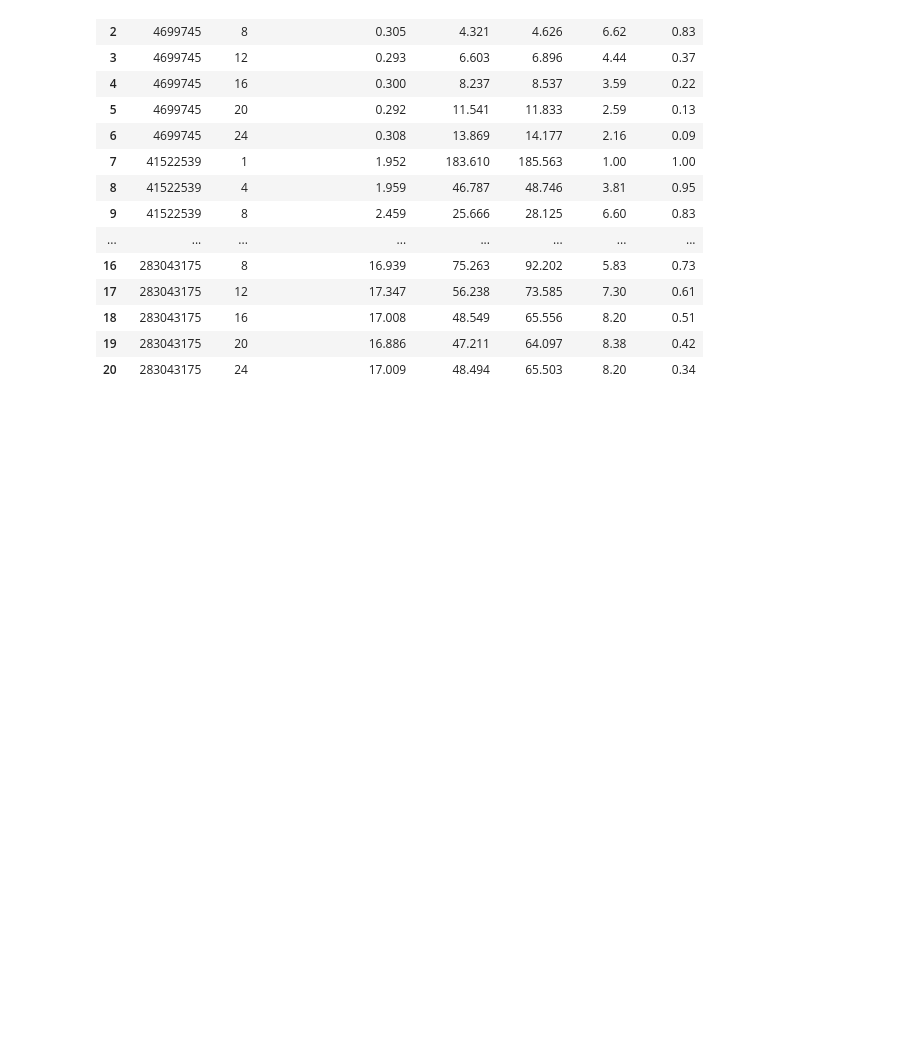
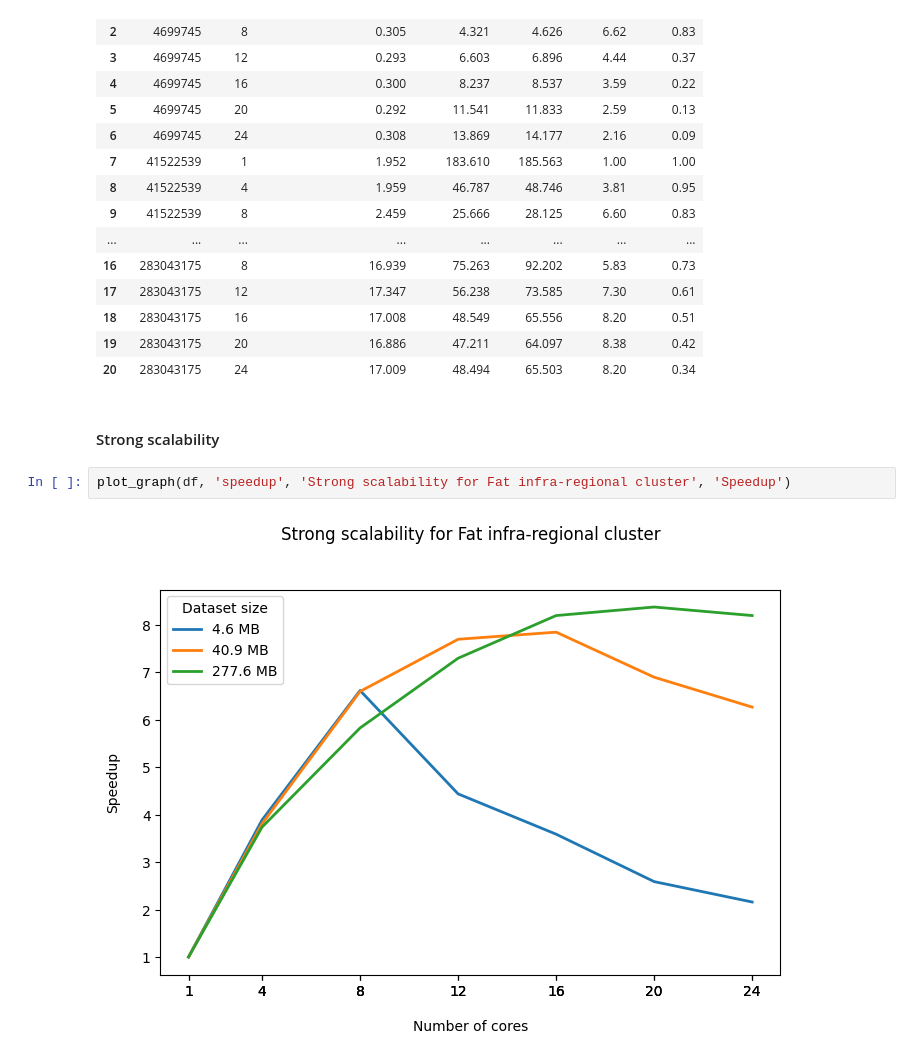
Before and after one commit to AndreiBlindu/genome-pattern-search-OpenMPI, a Jupyter notebook: analysis/analysis.ipynb, the cells around one changed output. Cells and saved outputs as stored; diff of their text form; blank space fills up the shorter version.

```diff
--- a/analysis/analysis.ipynb
+++ b/analysis/analysis.ipynb
@@ -111,3 +106,9 @@ df
 | 18 | 283043175 | 16 | 17.008 | 48.549 | 65.556 | 8.20 | 0.51 |
 | 19 | 283043175 | 20 | 16.886 | 47.211 | 64.097 | 8.38 | 0.42 |
 | 20 | 283043175 | 24 | 17.009 | 48.494 | 65.503 | 8.20 | 0.34 |
+# %% [markdown]
+#### Strong scalability
+# %%
+plot_graph(df, 'speedup', 'Strong scalability for Fat infra-regional cluster', 'Speedup')
+# %% [output]
+[figure, added]
```
Also changed, not shown: parts of 8 cells of this notebook.
